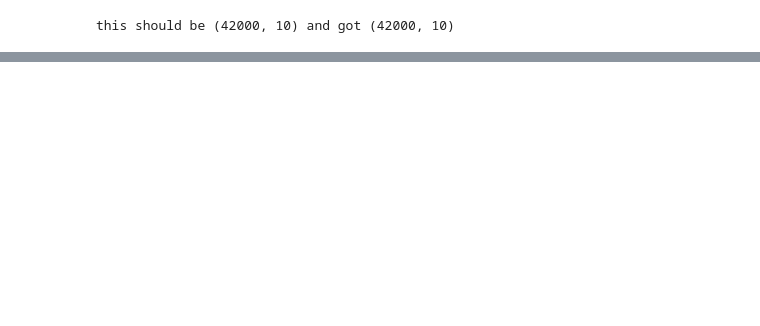
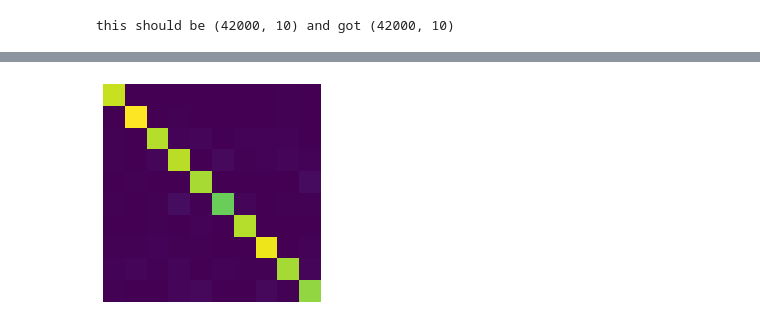
Before and after one commit to juan19932carlos/Notebooks, a Jupyter notebook: ML Coursera/neuralNetworkMINST.ipynb, the cells around one changed output, grey strips where cells are left out. Cells and saved outputs as stored; diff of their text form; code cells hidden in the pictures; blank space fills up the shorter version.

```diff
--- a/ML Coursera/neuralNetworkMINST.ipynb
+++ b/ML Coursera/neuralNetworkMINST.ipynb
@@ -141,0 +163,11 @@ multinomial logistic regrresion has 10.79 of acuracy
+# %%
+a = forward(x_test)
+
+y_aux = y_test.argmax(axis=1).reshape(-1, 1)
+a_aux = a.argmax(axis=1).reshape(-1, 1)
+
+plt.imshow(confusion_matrix(y_aux, a_aux))
+plt.axis('off')
+plt.show()
+# %% [output]
+[figure, added]
```
Also changed, not shown: parts of 12 cells of this notebook.
